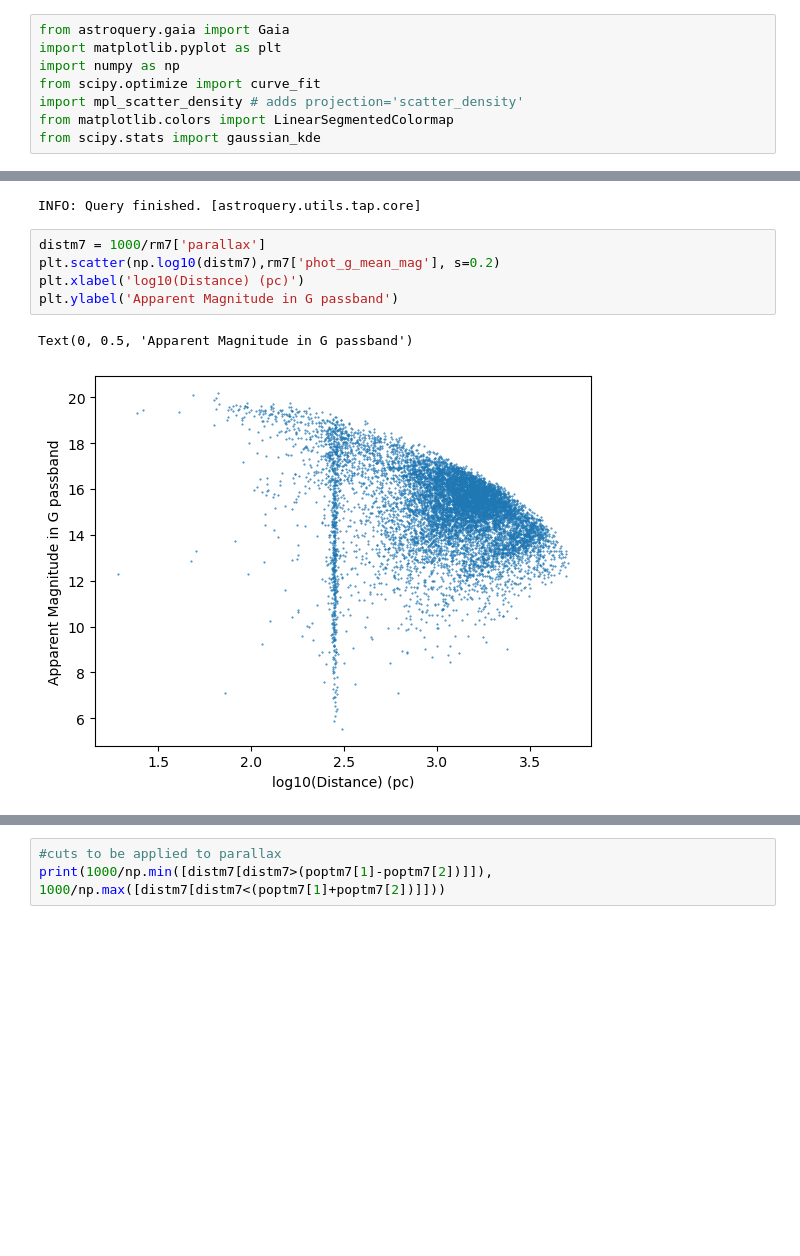
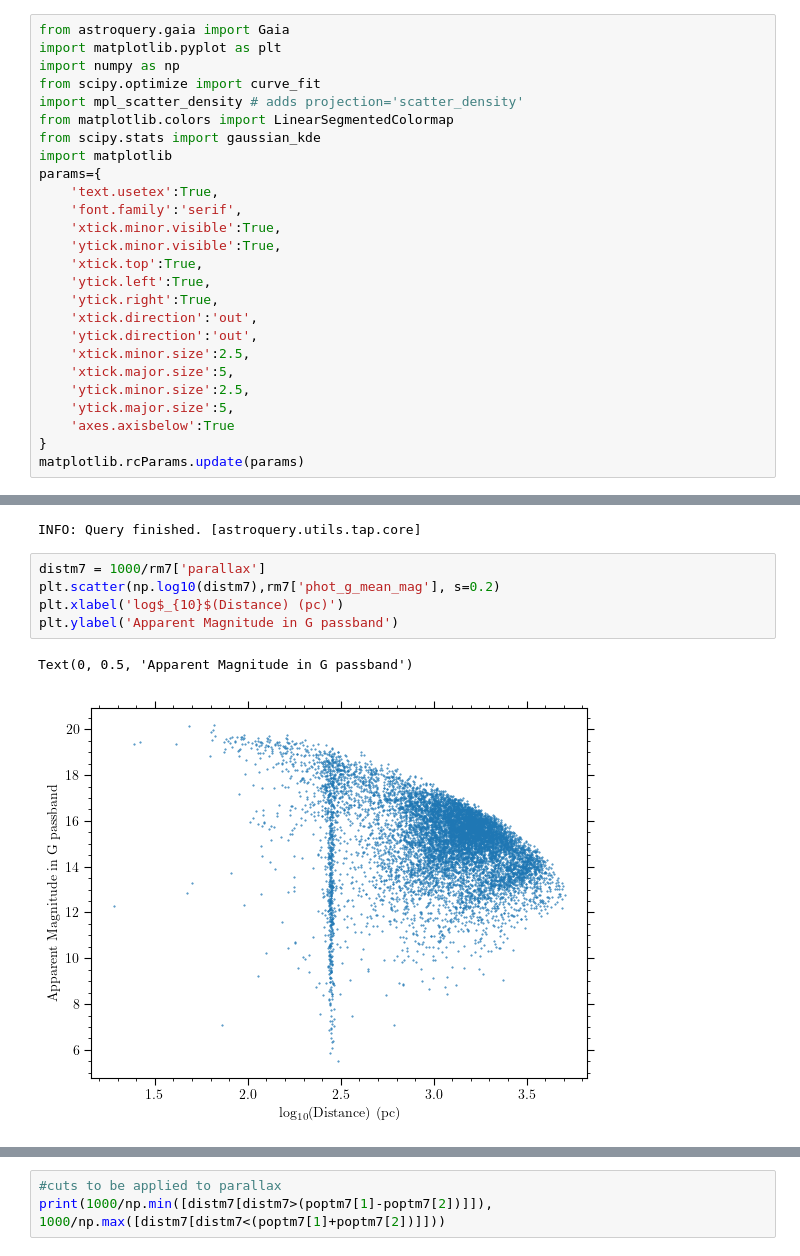
Before and after one commit to ravioli1369/gaia, a Jupyter notebook: week2.ipynb, the cells around one changed output, grey strips where cells are left out. Saved outputs shown, nothing was run; the diff lists cells and outputs as text; blank space fills up the shorter version.

```diff
--- a/week2.ipynb
+++ b/week2.ipynb
@@ -6,6 +6,24 @@ from scipy.optimize import curve_fit
 import mpl_scatter_density # adds projection='scatter_density'
 from matplotlib.colors import LinearSegmentedColormap
 from scipy.stats import gaussian_kde
+import matplotlib
+params={
+    'text.usetex':True,
+    'font.family':'serif',
+    'xtick.minor.visible':True,
+    'ytick.minor.visible':True,
+    'xtick.top':True,
+    'ytick.left':True,
+    'ytick.right':True,
+    'xtick.direction':'out',
+    'ytick.direction':'out',
+    'xtick.minor.size':2.5,
+    'xtick.major.size':5,
+    'ytick.minor.size':2.5,
+    'ytick.major.size':5,
+    'axes.axisbelow':True
+}
+matplotlib.rcParams.update(params)
 # %% [markdown]
 # **Messier 7**
 # %%
@@ -26,11 +44,11 @@ INFO: Query finished. [astroquery.utils.tap.core]
 # %%
 distm7 = 1000/rm7['parallax']
 plt.scatter(np.log10(distm7),rm7['phot_g_mean_mag'], s=0.2)
-plt.xlabel('log10(Distance) (pc)')
+plt.xlabel('log$_{10}$(Distance) (pc)')
 plt.ylabel('Apparent Magnitude in G passband')
 # %% [output]
 Text(0, 0.5, 'Apparent Magnitude in G passband')
-[figure, old version]
+[figure, new version]
 # %%
 # CODE FOR DISTANCE CUTS
 distm7 = distm7[distm7<550]
```
Also changed, not shown: parts of 18 cells of this notebook, 1 other file.
